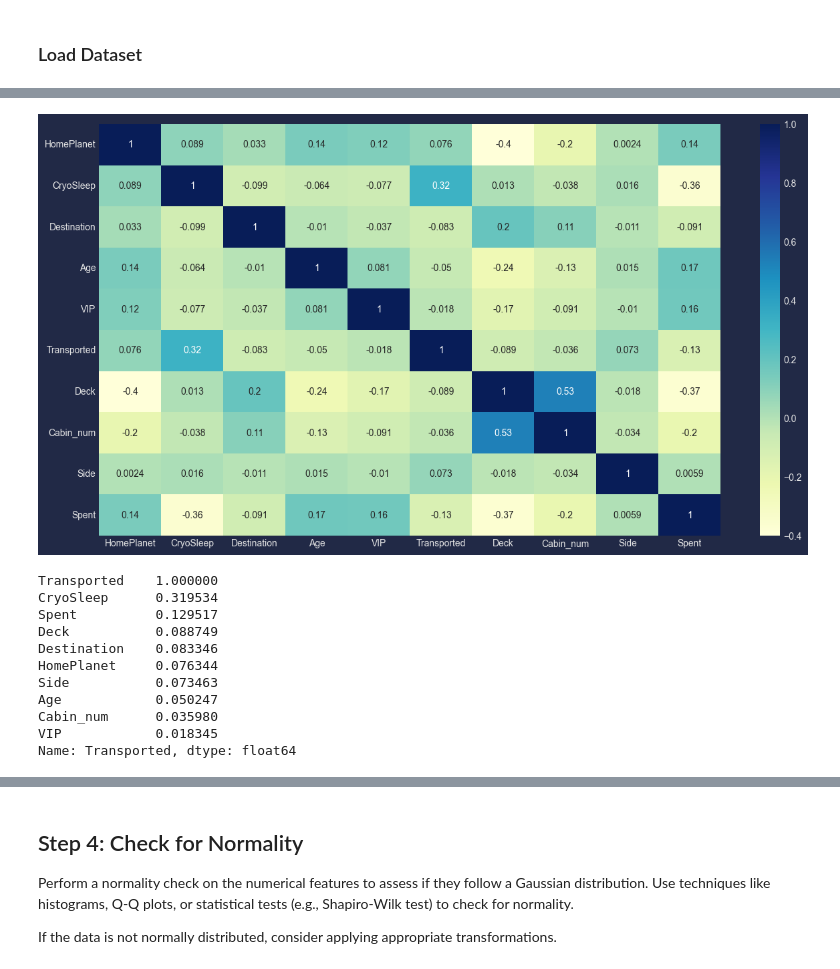
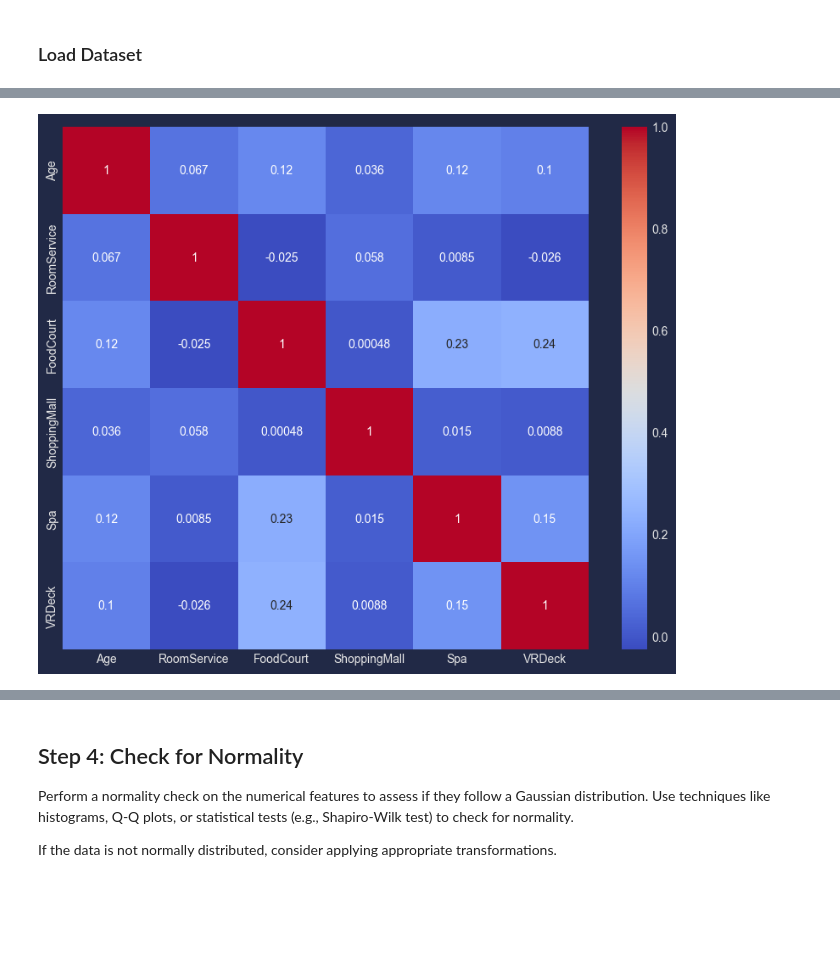
Before and after one commit to Python-Data-Science-Class-3/homework, a Jupyter notebook: WEEK-24 ML-1/05-Nuseybe/infotech-ml-1-homework.ipynb, the cells around one changed output, grey strips where cells are left out. Saved outputs shown, nothing was run; the diff lists cells and outputs as text; code cells hidden in the pictures; blank space fills up the shorter version.

```diff
--- a/WEEK-24 ML-1/05-Nuseybe/infotech-ml-1-homework.ipynb
+++ b/WEEK-24 ML-1/05-Nuseybe/infotech-ml-1-homework.ipynb
@@ -167,14 +298,0 @@ Index: []
-# %%
-encoder = OrdinalEncoder()
-df['HomePlanet'] = encoder.fit_transform(df['HomePlanet'].to_numpy().reshape(-1,1))
-HomePlanet_ctg = encoder.categories_
-df['CryoSleep'] = encoder.fit_transform(df['CryoSleep'].to_numpy().reshape(-1,1))
-CryoSleep_ctg = encoder.categories_
-df['Destination'] = encoder.fit_transform(df['Destination'].to_numpy().reshape(-1,1))
-Destination_ctg = encoder.categories_
-df['VIP'] = encoder.fit_transform(df['VIP'].to_numpy().reshape(-1,1))
-VIP_ctg = encoder.categories_
-df['Deck'] = encoder.fit_transform(df['Deck'].to_numpy().reshape(-1,1))
-Deck_ctg = encoder.categories_
-df['Side'] = encoder.fit_transform(df['Side'].to_numpy().reshape(-1,1))
-Side_ctg = encoder.categories_
@@ -191,16 +298,0 @@ df.head()
-# %%
-imputer = SimpleImputer(strategy='most_frequent')
-df['HomePlanet'] = imputer.fit_transform(df['HomePlanet'].to_numpy().reshape(-1,1))
-df['CryoSleep'] = imputer.fit_transform(df['CryoSleep'].to_numpy().reshape(-1,1))
-df['Destination'] = imputer.fit_transform(df['Destination'].to_numpy().reshape(-1,1))
-df['VIP'] = imputer.fit_transform(df['VIP'].to_numpy().reshape(-1,1))
-df['Deck'] = imputer.fit_transform(df['Deck'].to_numpy().reshape(-1,1))
-
-df['Side'] = imputer.fit_transform(df['Side'].to_numpy().reshape(-1,1))
-# %%
-imputer = SimpleImputer(strategy='mean')
-df['Age'] = imputer.fit_transform(df['Age'].to_numpy().reshape(-1,1))
-df['Spent'] = imputer.fit_transform(df['Spent'].to_numpy().reshape(-1,1))
-df['Cabin_num'] = imputer.fit_transform(df['Cabin_num'].to_numpy().reshape(-1,1))
-# %%
-df=df.drop(['Unnamed: 0'], axis = 1)
@@ -226,22 +305,9 @@ sns.pairplot(df, kind  ="reg");
 # %%
-import matplotlib.pyplot as plt
-plt.figure(figsize=(15,8))
-dataplot = sns.heatmap(df.corr(), cmap="YlGnBu", annot=True)
+
+corr_matrix = df[numerical_data].corr()
+
+plt.figure(figsize=(10, 8))
+sns.heatmap(corr_matrix, annot=True, cmap='coolwarm')
 plt.show()
 # %% [output]
-[figure, old version]
+[figure, new version]
-# %%
-target_correlation = df.corr()['Transported'].abs().sort_values(ascending=False)
-target_correlation
-# %% [output]
-Transported    1.000000
-CryoSleep      0.319534
-Spent          0.129517
-Deck           0.088749
-Destination    0.083346
-HomePlanet     0.076344
-Side           0.073463
-Age            0.050247
-Cabin_num      0.035980
-VIP            0.018345
-Name: Transported, dtype: float64
```
Also changed, not shown: parts of 162 cells of this notebook.
